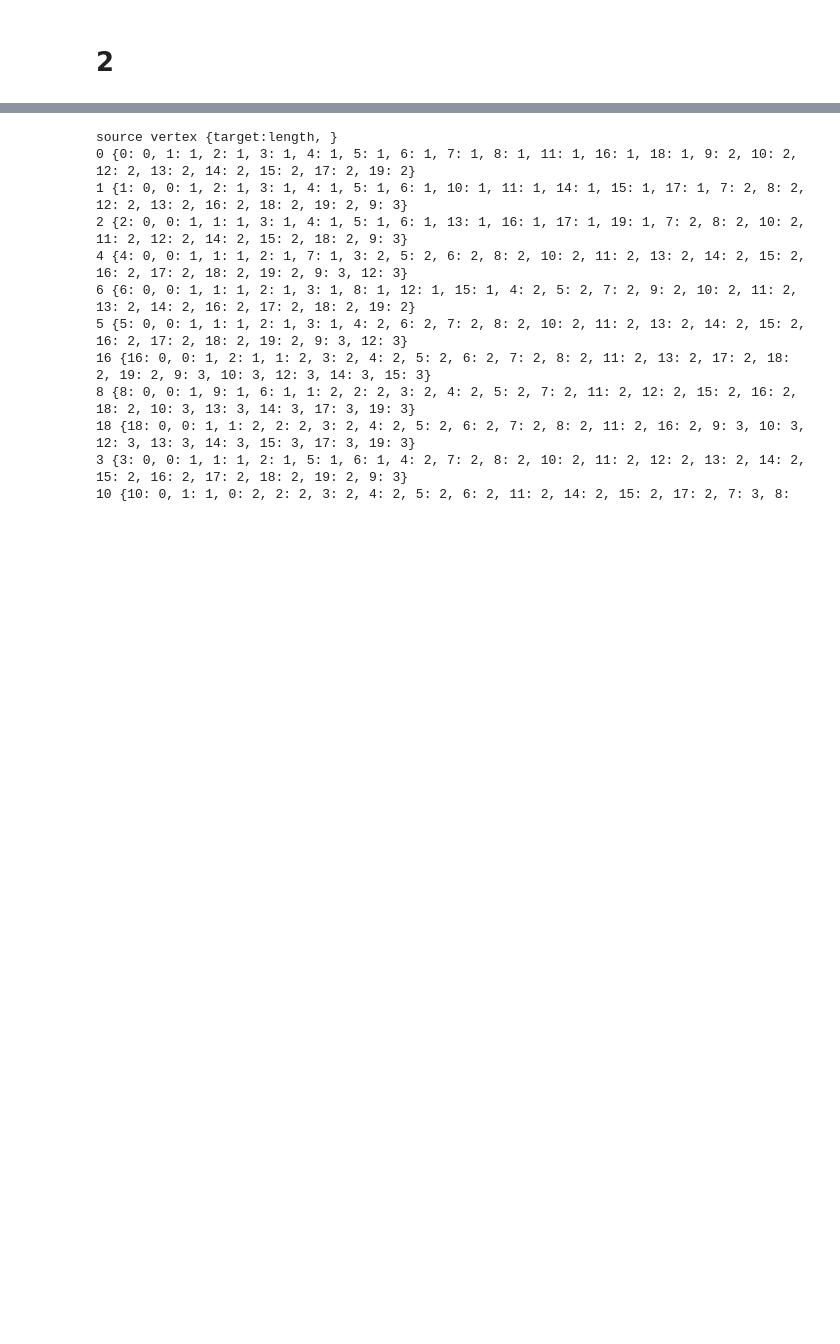
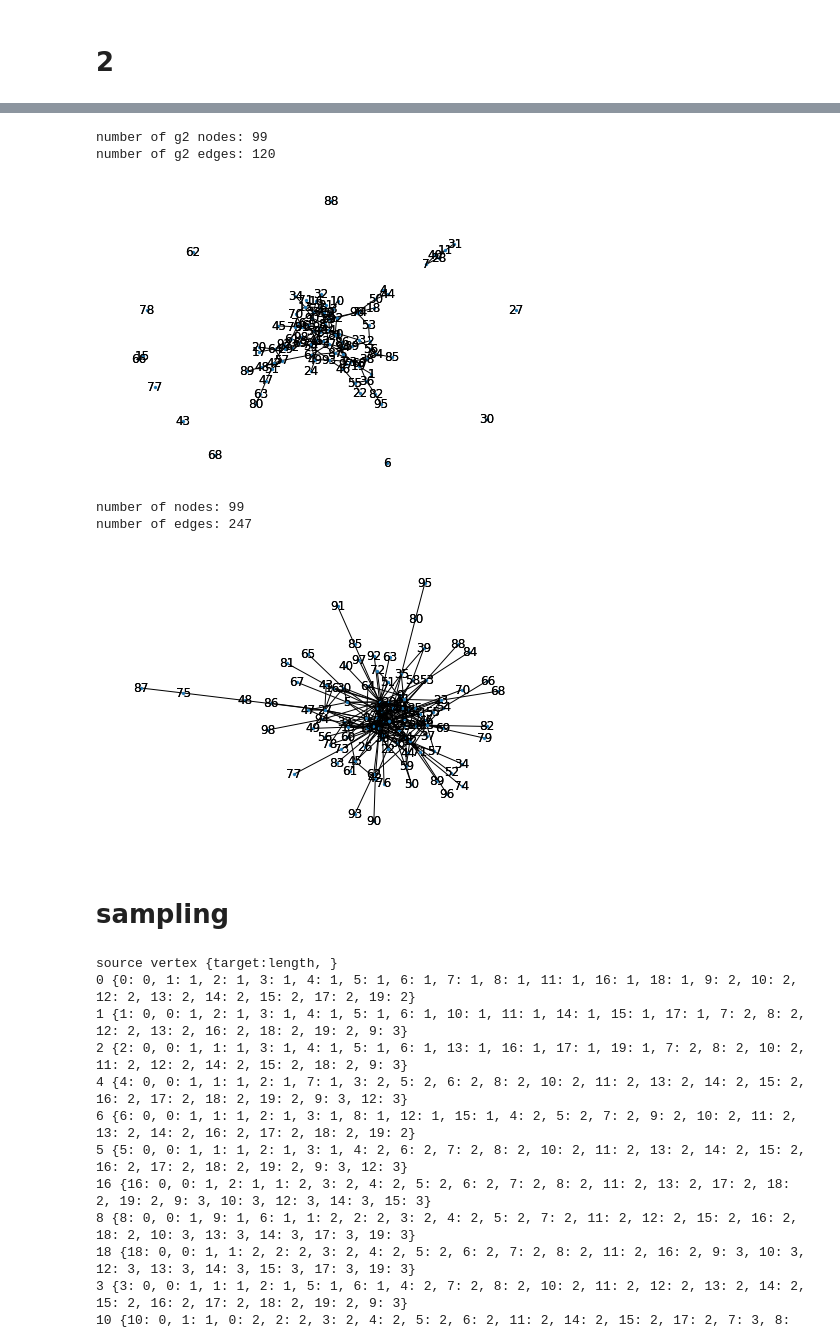
Before and after one commit to RedBatProject/Learning-tools, a Jupyter notebook: networkx_learning.ipynb, the cells around one changed output, grey strips where cells are left out. Cells and saved outputs as stored; diff of their text form; code cells hidden in the pictures; blank space fills up the shorter version.

```diff
--- a/networkx_learning.ipynb
+++ b/networkx_learning.ipynb
@@ -121,3 +126,43 @@ plt.show()
+# %%
+#random graph
+n = 99
+m = 120
+seed = 19
+alpha = 0.14
+beta = 0.7
+gamma = 1-(alpha + beta)
+G2 = nx.gnm_random_graph(n, m, seed = seed )
+Gr = nx.scale_free_graph(n= n, alpha= alpha, beta= beta, gamma= gamma, seed= seed, delta_in=1, delta_out=1 )
+edge = list(Gr.edges)
+edges = [(i[0],i[1]) for i in edge if i[0]!=i[1] ]
+G = nx.Graph()
+G.add_edges_from(edges)
+print("number of g2 nodes: {}".format(n))
+print("number of g2 edges: {}".format(len(G2.edges)))
+pos = nx.spring_layout(G2, seed = seed)
+nx.draw(G2, pos = pos,with_labels=True,node_size=10,linewidths=0.1)
+nx.draw_networkx_labels(G2, pos = pos)
+plt.show()
+print("number of nodes: {}".format(n))
+print("number of edges: {}".format(len(G.edges)))
+pos = nx.spring_layout(G, seed = seed)
+nx.draw(G, pos = pos,with_labels=True,node_size=10,linewidths=0.1)
+nx.draw_networkx_labels(G, pos = pos)
+plt.show()
+
+
+
+
+# atlas(G)
+# %% [output]
+number of g2 nodes: 99
+number of g2 edges: 120
+[figure, added]
+number of nodes: 99
+number of edges: 247
+[figure, added]
+# %% [markdown]
+# sampling
 # %%
 #random graph
 n = 20
```
Also changed, not shown: parts of 20 cells of this notebook.
